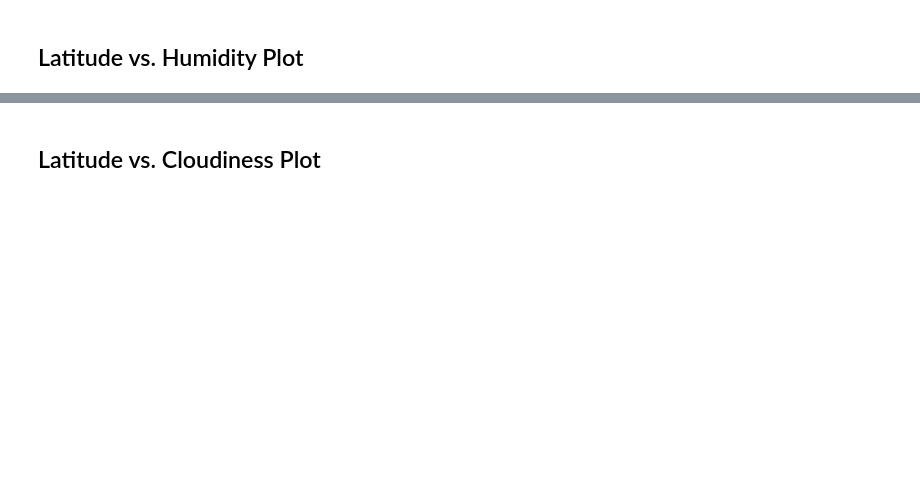
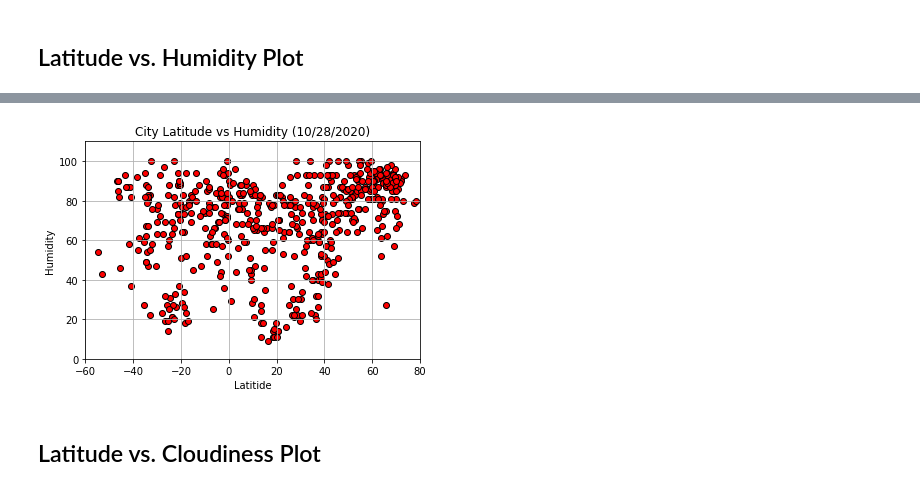
Before and after one commit to khbader101/python_api_challenge, a Jupyter notebook: weatherpy/WeatherPy.ipynb, the cells around one changed output, grey strips where cells are left out. Cells and saved outputs as stored; diff of their text form; code cells hidden in the pictures; blank space fills up the shorter version.

```diff
--- a/weatherpy/WeatherPy.ipynb
+++ b/weatherpy/WeatherPy.ipynb
@@ -244,2 +255,19 @@ Int64Index([], dtype='int64')
+# %%
+plt.scatter(city_data["Lat"], city_data["Humidity"], marker='o',color = "red", edgecolors= "black")
+plt.title("City Latitude vs Humidity (10/28/2020)")
+
+
+plt.ylabel("Humidity")
+plt.xlabel("Latitide")
+plt.ylim(0,110)
+plt.xlim(-60, 80)
+plt.grid()
+
+
+plt.savefig("Lat_Vs_Humidity.png")
+
+plt.show()
+# %% [output]
+[figure, added]
 # %% [markdown]
 ## Latitude vs. Cloudiness Plot
```
Also changed, not shown: parts of 7 cells of this notebook, 4 other files.
